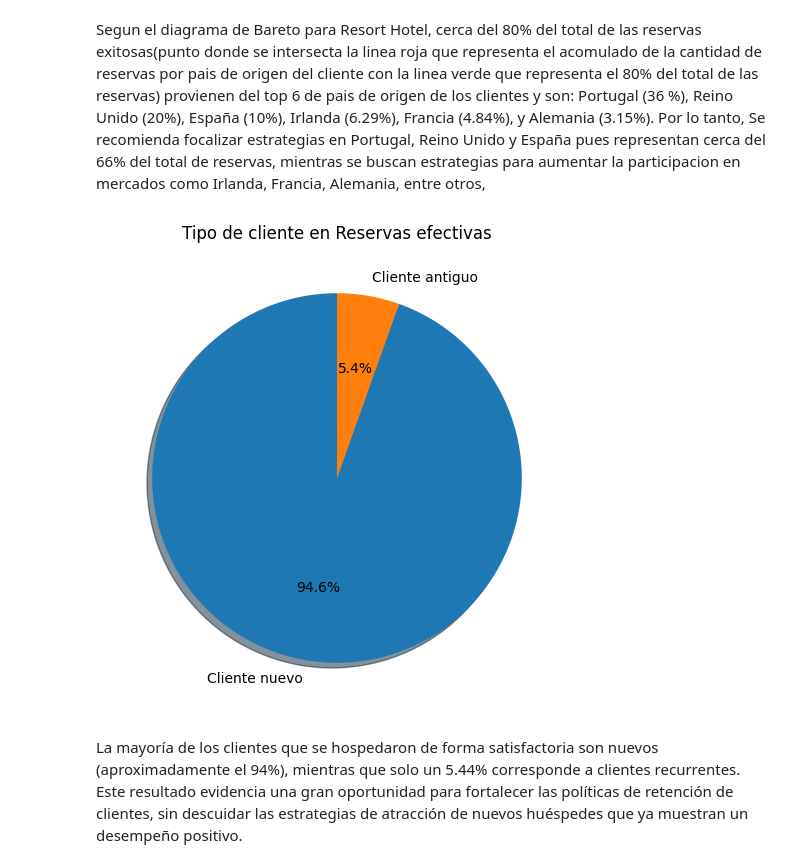
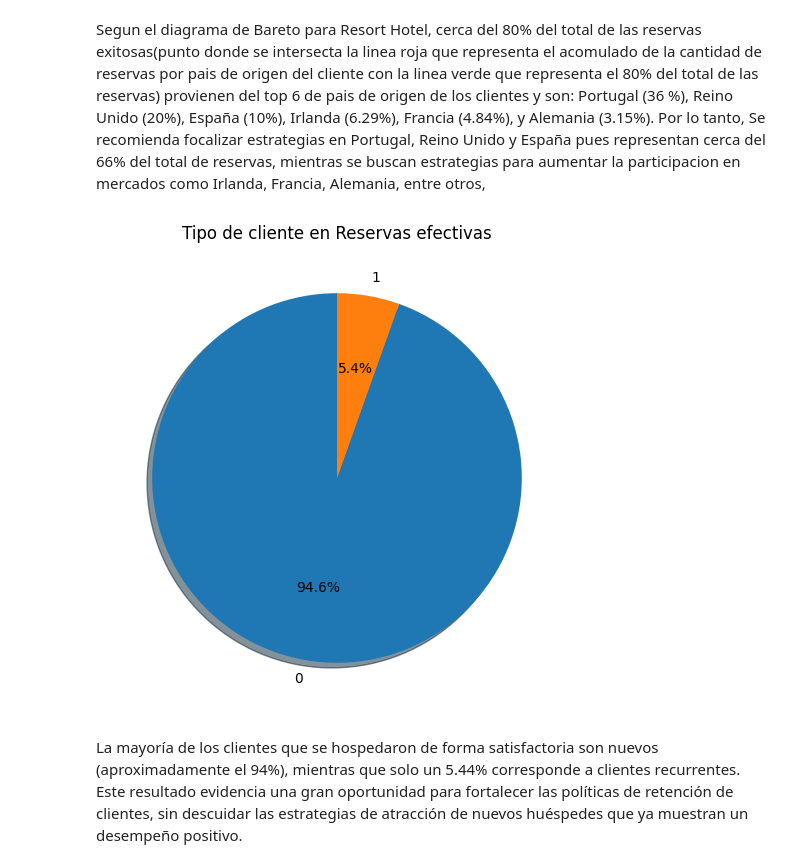
Before and after one commit to leodie1615/taller1, a Jupyter notebook: taller1_final.ipynb, the cells around one changed output. Drawn from its saved outputs; the diff is of its cells as text; code cells hidden in the pictures.

```diff
--- a/taller1_final.ipynb
+++ b/taller1_final.ipynb
@@ -524,21 +528,21 @@ Segun el diagrama de Bareto para Resort Hotel, cerca del 80% del total de las re
 # %%
 checkout_df["is_repeated_guest"].value_counts(dropna=False, normalize=True)*100
 # Calcular proporciones
-counts = data.value_counts(normalize=True) * 100
+counts = checkout_df["is_repeated_guest"].value_counts(dropna=False, normalize=True)*100
 
 # Graficar
 counts.plot.pie(
     autopct='%1.1f%%',
     figsize=(6, 6),
     startangle=90,
     shadow=True
 )
 
 plt.ylabel("")  # Quita etiqueta eje Y
 plt.title("Tipo de cliente en Reservas efectivas")
 plt.show()
 # %% [output]
-[figure, old version]
+[figure, new version]
 # %% [markdown]
 La mayoría de los clientes que se hospedaron de forma satisfactoria son nuevos (aproximadamente el 94%), mientras que solo un 5.44% corresponde a clientes recurrentes. Este resultado evidencia una gran oportunidad para fortalecer las políticas de retención de clientes, sin descuidar las estrategias de atracción de nuevos huéspedes que ya muestran un desempeño positivo.
 # %% [markdown]
```
Also changed, not shown: parts of 7 cells of this notebook.
